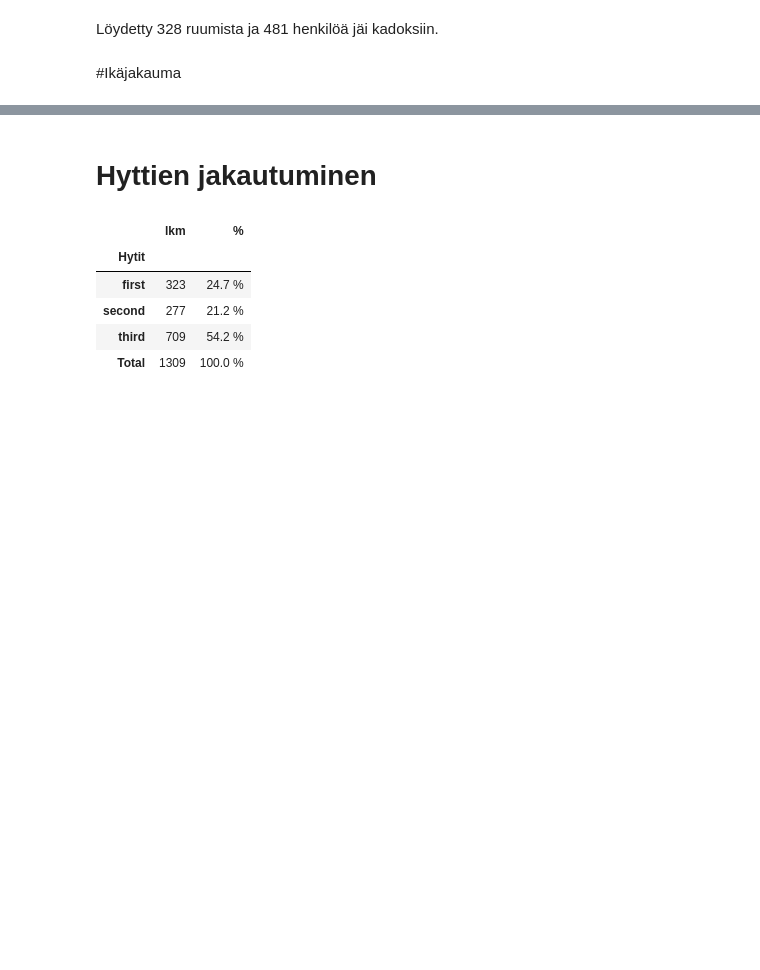
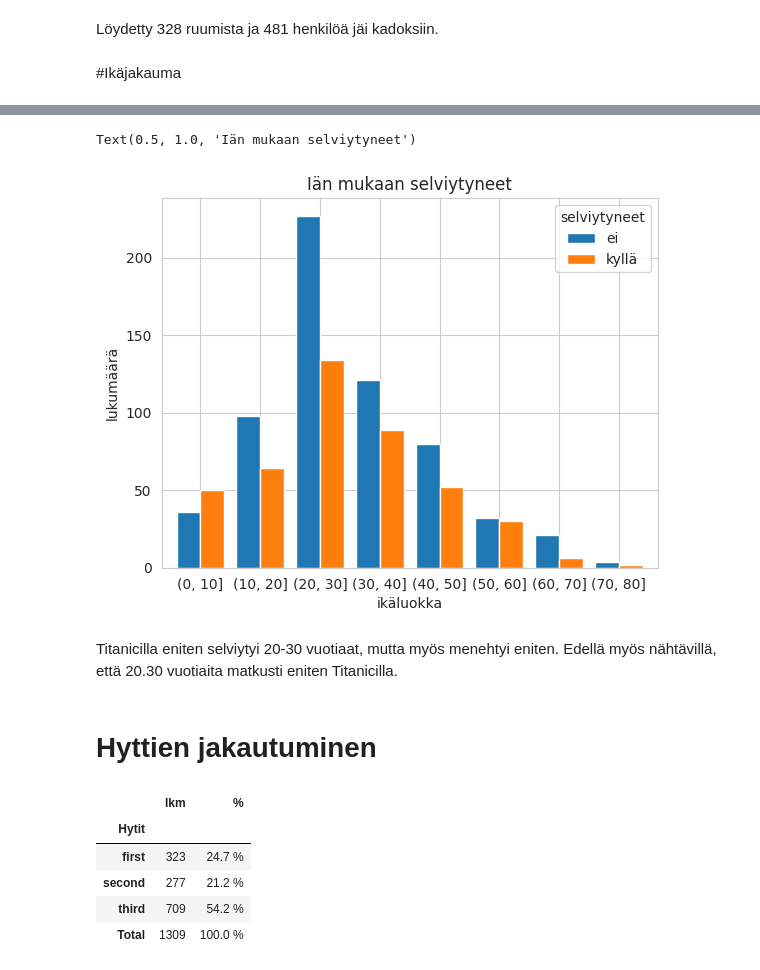
Before and after one commit to JennyMyy/Data-analytiikka, a Jupyter notebook: Titanic.ipynb, the cells around one changed output, grey strips where cells are left out. Saved outputs shown, nothing was run; the diff lists cells and outputs as text; code cells hidden in the pictures; blank space fills up the shorter version.

```diff
--- a/Titanic.ipynb
+++ b/Titanic.ipynb
@@ -169,0 +181,10 @@ Ikäjakaumasta nähtävillä matkustajia olleen eniten 20-30 vuotiaita.
+# %%
+# ristiintualukointi ikäluokan ja selviytyneiden suhteen.
+
+df2 = pd.crosstab(df['ageclass'], df['survived'])
+
+df2.columns = selviytyneet
+df2.columns.name = 'selviytyneet'
+df2.index.name = 'ikäluokka'
+
+df2
@@ -170,3 +202,15 @@ Ikäjakaumasta nähtävillä matkustajia olleen eniten 20-30 vuotiaita.
+# %%
+# Ristiintaulukointi pylväinä
+
+df2.plot(kind='bar', width=0.8, rot=0)
+
+plt.ylabel('lukumäärä')
+plt.title('Iän mukaan selviytyneet')
+# %% [output]
+Text(0.5, 1.0, 'Iän mukaan selviytyneet')
+[figure, added]
+# %% [markdown]
+Titanicilla eniten selviytyi 20-30 vuotiaat, mutta myös menehtyi eniten. Edellä myös nähtävillä, että 20.30 vuotiaita matkusti eniten Titanicilla.
 # %% [markdown]
 # Hyttien jakautuminen
 # %%
```
Also changed, not shown: parts of 16 cells of this notebook.
